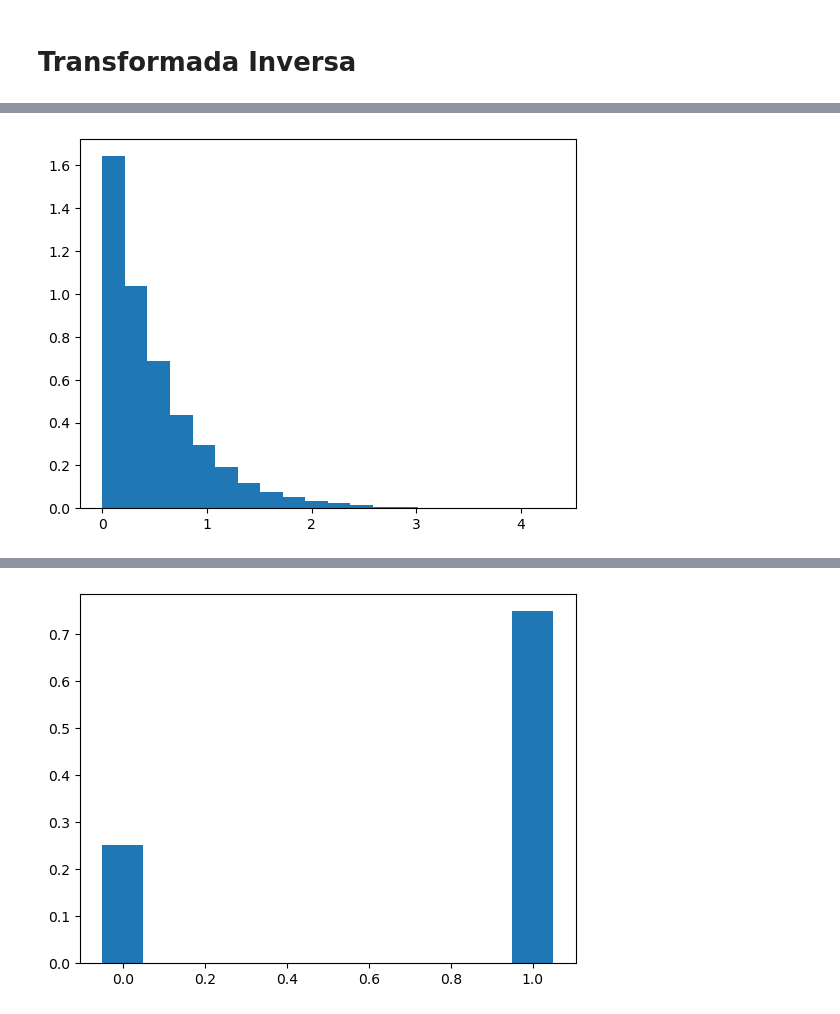
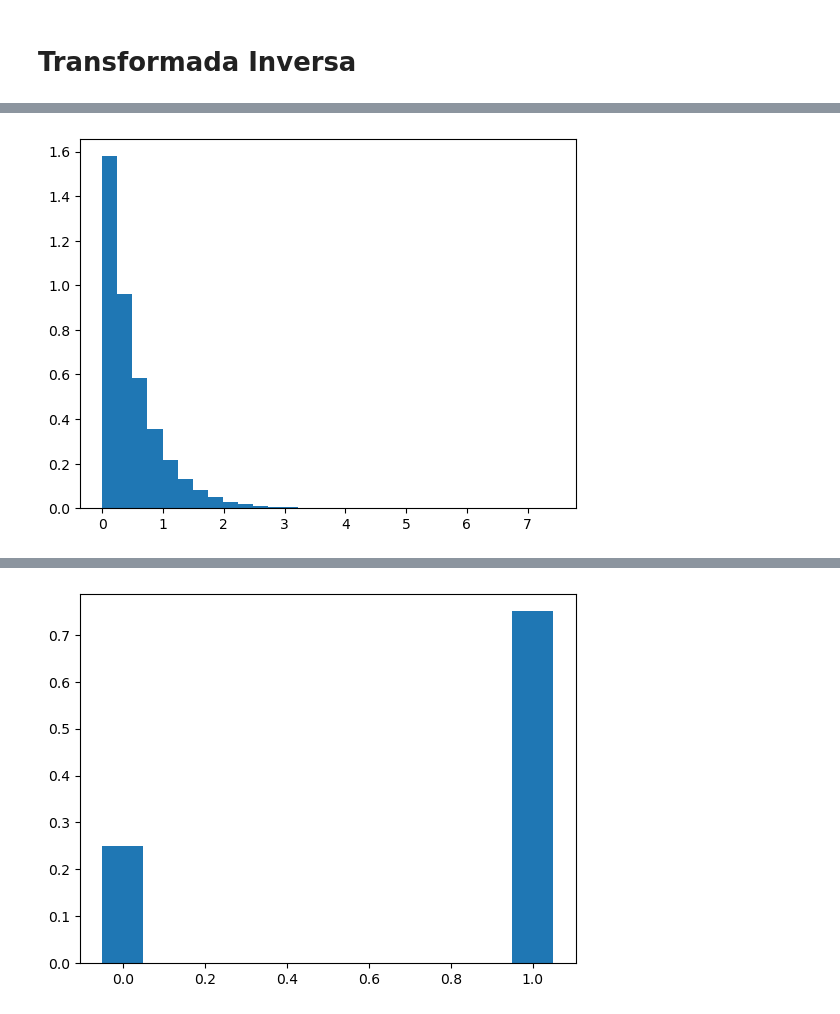
Before and after one commit to yaelrsc/Computaci-n-estad-stica-2026-2, a Jupyter notebook: Simulation/SImulacion_pytorch.ipynb, the cells around one changed output, grey strips where cells are left out. Saved outputs shown, nothing was run; the diff lists cells and outputs as text; code cells hidden in the pictures.

```diff
--- a/Simulation/SImulacion_pytorch.ipynb
+++ b/Simulation/SImulacion_pytorch.ipynb
@@ -12,7 +12,7 @@ import math
 # %%
 #Supongamos que solo sabemos simular uniformes
 manual_seed(2**10)
-n = 10000
+n = 1000000
 u = torch.rand((n,))
 plt.hist(u, bins=20, density=True)
 plt.show()
@@ -29,11 +29,11 @@ plt.show()
 # %%
 # Simulamos exponecial
 lamb = 2.0
 x_exp = -torch.log(u)/lamb
-plt.hist(x_exp, bins=20, density=True)
+plt.hist(x_exp, bins=30, density=True)
 plt.show()
 # %% [output]
-[figure, old version]
+[figure, new version]
 # %%
 # Máximo de la logística tranformada inversa
 
```
Also changed, not shown: parts of 36 cells of this notebook.
